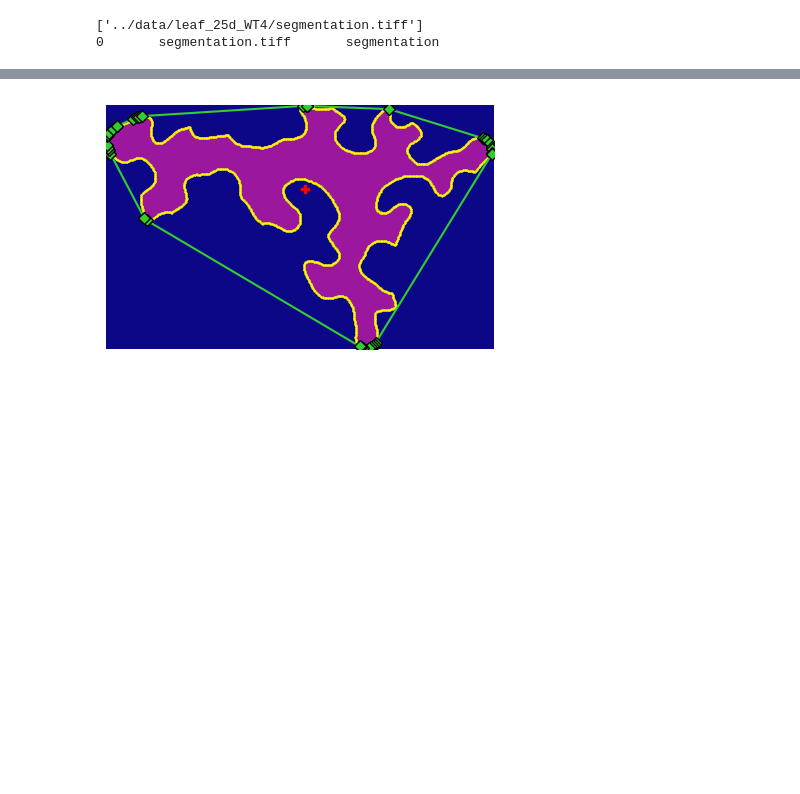
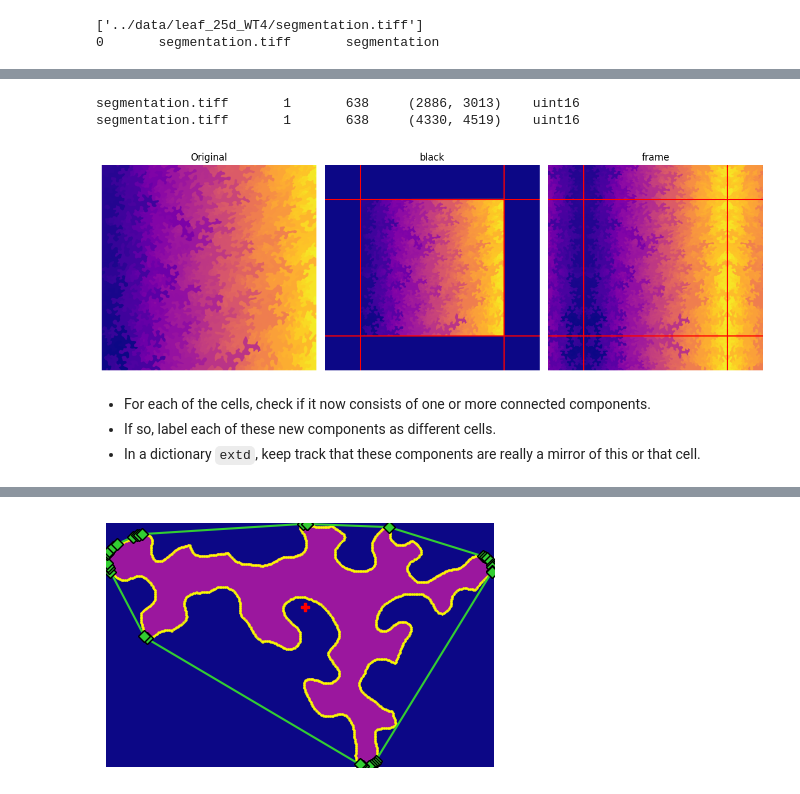
Before and after one commit to ejamezquita/pavement_tda, a Jupyter notebook: jupyter/01_compute_metadata.ipynb, the cells around one changed output, grey strips where cells are left out. Saved outputs shown, nothing was run; the diff lists cells and outputs as text; code cells hidden in the pictures; blank space fills up the shorter version.

```diff
--- a/jupyter/01_compute_metadata.ipynb
+++ b/jupyter/01_compute_metadata.ipynb
@@ -93,0 +95,34 @@ ax.axis('off');
+# %%
+img = tf.imread(tifffile)
+structure = ndimage.generate_binary_structure(img.ndim, 1)
+css = ndimage.find_objects(img)
+pady,padx = np.round(0.25*np.asarray(img.shape)).astype(int)
+
+black = np.pad(img, [(pady,),(padx,)], mode='constant')
+frame = np.pad(img, [(pady,),(padx,)], mode='symmetric')
+
+ess = ndimage.find_objects(frame)
+print(filename, img.min(), img.max(), img.shape, img.dtype, sep='\t')
+print(filename, frame.min(), frame.max(), frame.shape, frame.dtype, sep='\t')
+# %% [output]
+segmentation.tiff       1       638     (2886, 3013)    uint16
+segmentation.tiff       1       638     (4330, 4519)    uint16
+# %%
+fig, ax = plt.subplots(1,3, figsize=(12,4)); i = 0
+ax[i].imshow(img, cmap='plasma', origin='lower'); ax[i].set_title('Original'); i+=1
+ax[i].imshow(black, cmap='plasma', origin='lower'); ax[i].set_title('black');  i+=1
+ax[i].imshow(frame, cmap='plasma', origin='lower'); ax[i].set_title('frame');  i+=1
+for i in [1,2]:
+    ax[i].axvline(padx, c='r')
+    ax[i].axvline(frame.shape[1] - padx, c='r')
+    ax[i].axhline(pady, c='r')
+    ax[i].axhline(frame.shape[0] - pady, c='r')
+for a in ax.ravel():
+    a.axis('off');
+plt.tight_layout();
+# %% [output]
+[figure, added]
+# %% [markdown]
+- For each of the cells, check if it now consists of one or more connected components.
+- If so, label each of these new components as different cells.
+- In a dictionary `extd`, keep track that these components are really a mirror of this or that cell.
```
Also changed, not shown: parts of 23 cells of this notebook, 8 other files.
